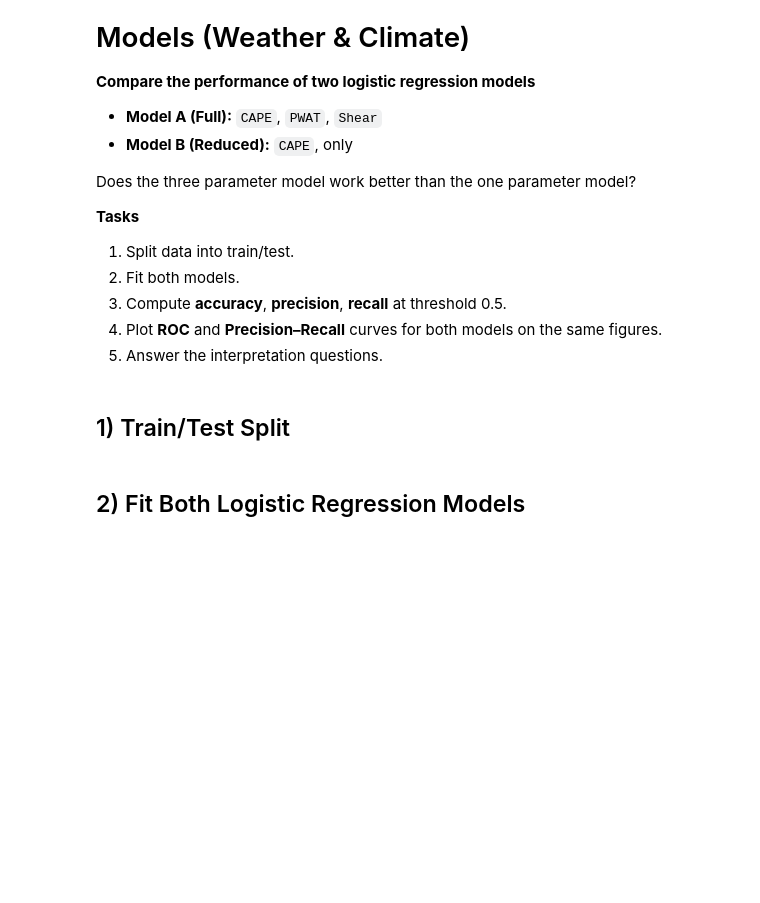
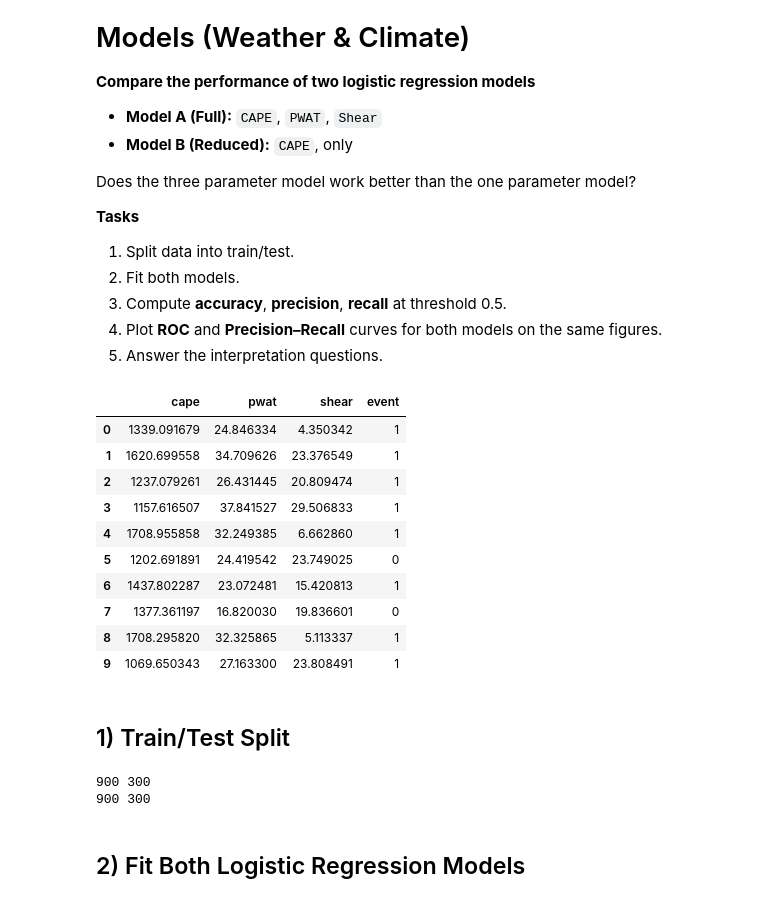
Before and after one commit to swnesbitt/ATMS-523-Module-5-Checkin, a Jupyter notebook: notebooks/LogReg_Compare_Models.ipynb, the cells around one changed output. Saved outputs shown, nothing was run; the diff lists cells and outputs as text; code cells hidden in the pictures; blank space fills up the shorter version.

```diff
--- a/notebooks/LogReg_Compare_Models.ipynb
+++ b/notebooks/LogReg_Compare_Models.ipynb
@@ -18,34 +18,46 @@ Does the three parameter model work better than the one parameter model?
 import numpy as np
 import pandas as pd
 import matplotlib.pyplot as plt
 from sklearn.model_selection import train_test_split
 from sklearn.linear_model import LogisticRegression
 from sklearn.metrics import (accuracy_score, precision_score, recall_score,
                              RocCurveDisplay, PrecisionRecallDisplay)
 
 FEATURES_FULL = ['cape','pwat','shear']
 FEATURES_REDUCED = ['cape']
 TARGET = 'event'
 
 # Synthetic fallback
 USE_SYNTHETIC = True
 
 if USE_SYNTHETIC:
     rng = np.random.default_rng(42)
     n = 1200
     cape  = rng.gamma(5.0, 250.0, size=n)
     pwat  = rng.normal(30, 8, size=n).clip(5, 70)
     shear = rng.normal(15, 6, size=n).clip(0, 40)
     z = -6.0 + 0.0025*cape + 0.06*pwat + 0.05*shear + 0.00002*cape*shear
     p = 1/(1+np.exp(-z))
     y = rng.binomial(1, p)
     df = pd.DataFrame({'cape':cape, 'pwat':pwat, 'shear':shear, 'event':y})
 else:
     df = pd.read_csv('../data/your_data.csv').dropna()
     assert TARGET in df.columns
     assert all(c in df.columns for c in FEATURES_FULL)
     df = df[FEATURES_FULL + [TARGET]]
-df.head()
+df.head(10)
+# %% [output]
+|  | cape | pwat | shear | event |
+| 0 | 1339.091679 | 24.846334 | 4.350342 | 1 |
+| 1 | 1620.699558 | 34.709626 | 23.376549 | 1 |
+| 2 | 1237.079261 | 26.431445 | 20.809474 | 1 |
+| 3 | 1157.616507 | 37.841527 | 29.506833 | 1 |
+| 4 | 1708.955858 | 32.249385 | 6.662860 | 1 |
+| 5 | 1202.691891 | 24.419542 | 23.749025 | 0 |
+| 6 | 1437.802287 | 23.072481 | 15.420813 | 1 |
+| 7 | 1377.361197 | 16.820030 | 19.836601 | 0 |
+| 8 | 1708.295820 | 32.325865 | 5.113337 | 1 |
+| 9 | 1069.650343 | 27.163300 | 23.808491 | 1 |
 # %% [markdown]
 ## 1) Train/Test Split
 # %%
@@ -54,11 +66,15 @@ X_full = df[FEATURES_FULL].values
 X_reduced = df[FEATURES_REDUCED].values
 y = df[TARGET].values.astype(int)
 
-# YOUR CODE HERE
+
 Xf_train, Xf_test, yf_train, yf_test = train_test_split(X_full, y, test_size=0.25, random_state=0, stratify=y)
 Xr_train, Xr_test, yr_train, yr_test = train_test_split(X_reduced, y, test_size=0.25, random_state=0, stratify=y)
 
-len(Xf_train), len(Xf_test)
+print(len(Xf_train), len(Xf_test))
+print(len(Xr_train), len(Xr_test)) # Printed just to observe
+# %% [output]
+900 300
+900 300
 # %% [markdown]
 ## 2) Fit Both Logistic Regression Models
 # %%
```
Also changed, not shown: parts of 4 cells of this notebook.
